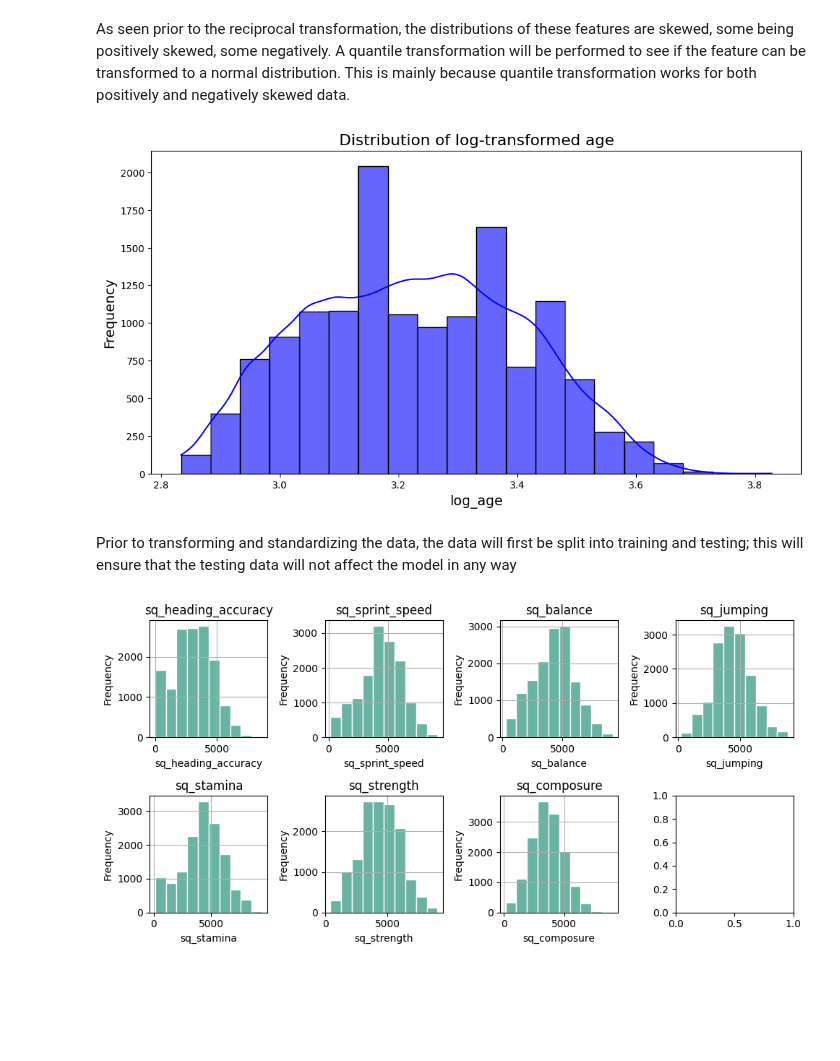
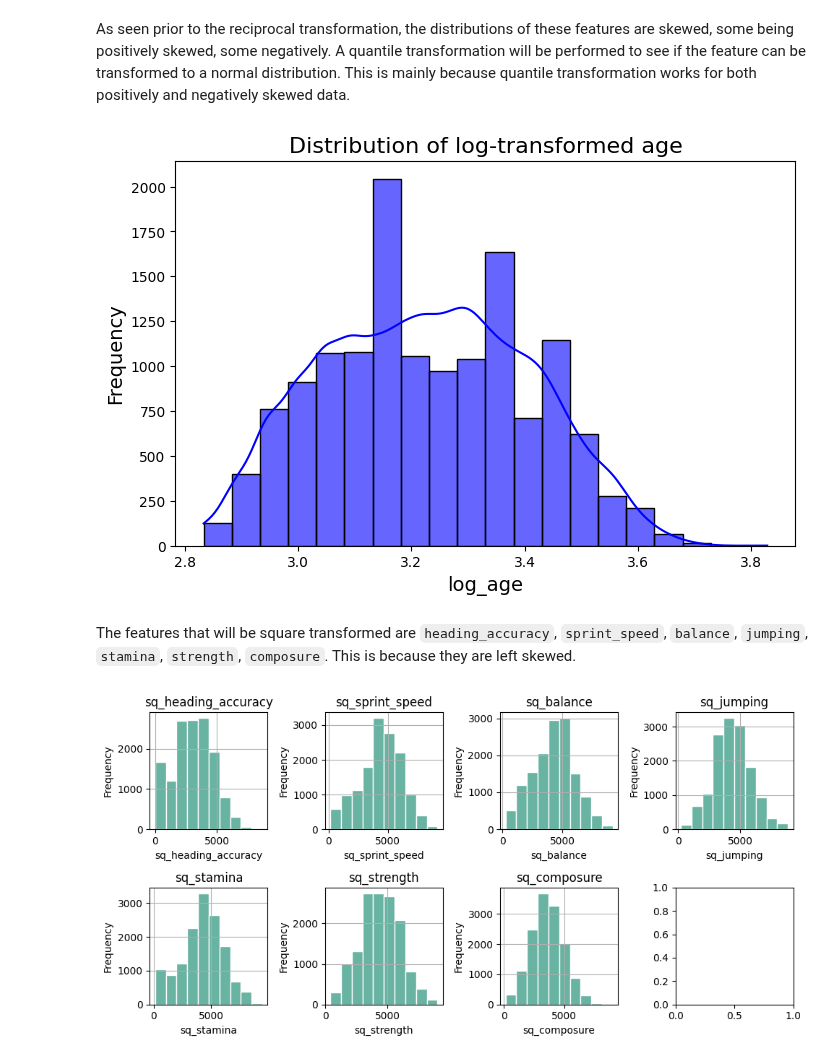
Before and after one commit to bewba/STINTSY-MP, a Jupyter notebook: STINSTY.ipynb, the cells around one changed output. Saved outputs shown, nothing was run; the diff lists cells and outputs as text; code cells hidden in the pictures; blank space fills up the shorter version.

```diff
--- a/STINSTY.ipynb
+++ b/STINSTY.ipynb
@@ -615,12 +615,14 @@ X_test[strg] = logTranform(X_train, "age")
 # %%
 # Create a figure for the distribution plots
-plt.figure(figsize=(12, 6))
+plt.figure(figsize=(8, 5))
 
 # Plot the histogram and KDE for log_wage_euro
 sns.histplot(X_train['log_age'], kde=True, bins=20, color="blue", alpha=0.6)
 plt.title("Distribution of log-transformed age", fontsize=16)
 plt.xlabel("log_age", fontsize=14)
 plt.ylabel("Frequency", fontsize=14)
 plt.show()
 # %% [output]
-[figure, old version]
+[figure, new version]
+# %% [markdown]
+The features that will be square transformed are `heading_accuracy`, `sprint_speed`, `balance`, `jumping`, `stamina`, `strength`, `composure`. This is because they are left skewed.
@@ -632,2 +635,0 @@ def sqTranform(df, col):
-# %% [markdown]
-Prior to transforming and standardizing the data, the data will first be split into training and testing; this will ensure that the testing data will not affect the model in any way
```
Also changed, not shown: parts of 20 cells of this notebook.
